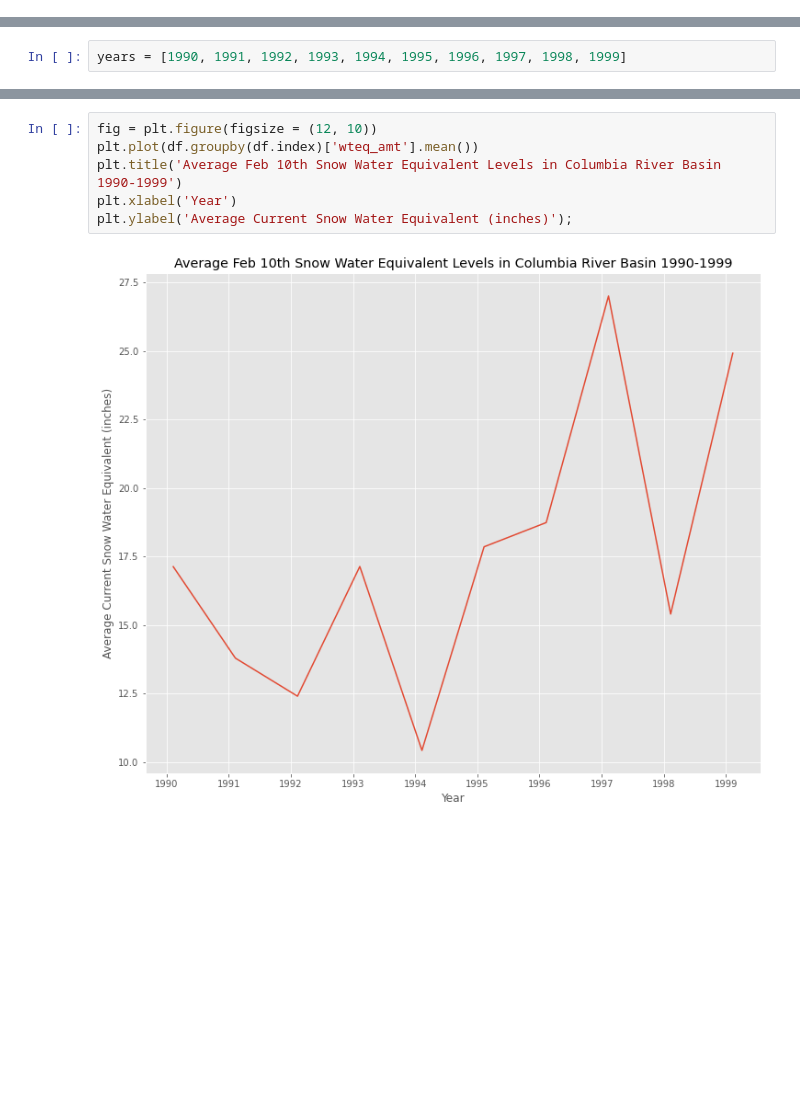
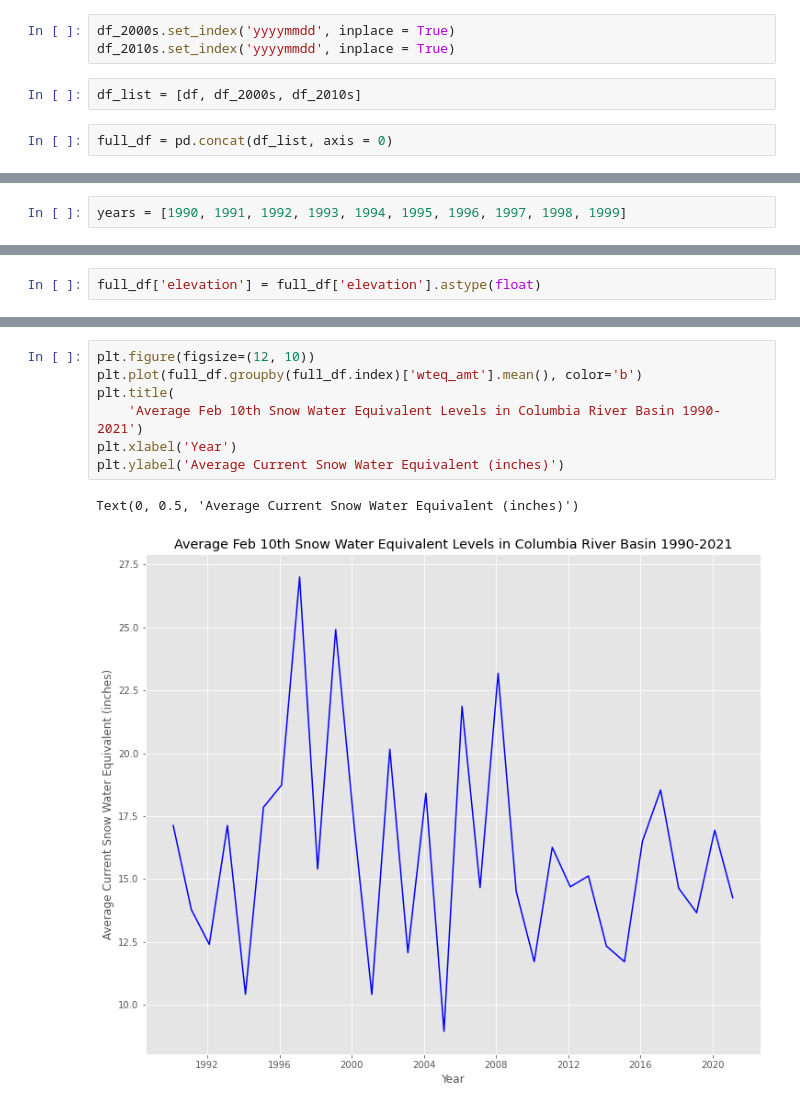
Before and after one commit to sehyeager/snotel_forecasting, a Jupyter notebook: grant.ipynb, the cells around one changed output, grey strips where cells are left out. Cells and saved outputs as stored; diff of their text form; blank space fills up the shorter version.

```diff
--- a/grant.ipynb
+++ b/grant.ipynb
@@ -418,0 +474,7 @@ dtype: int64
+# %%
+df_2000s.set_index('yyyymmdd', inplace = True)
+df_2010s.set_index('yyyymmdd', inplace = True)
+# %%
+df_list = [df, df_2000s, df_2010s]
+# %%
+full_df = pd.concat(df_list, axis = 0)
@@ -439,3 +538,5 @@ plt.style.use('ggplot');
 # %% [output]
 [figure]
+# %%
+full_df['elevation'] = full_df['elevation'].astype(float)
 # %%
@@ -490,9 +582,11 @@ plt.style.use('ggplot');
 # %%
-fig = plt.figure(figsize = (12, 10))
-plt.plot(df.groupby(df.index)['wteq_amt'].mean())
-plt.title('Average Feb 10th Snow Water Equivalent Levels in Columbia River Basin 1990-1999')
+plt.figure(figsize=(12, 10))
+plt.plot(full_df.groupby(full_df.index)['wteq_amt'].mean(), color='b')
+plt.title(
+    'Average Feb 10th Snow Water Equivalent Levels in Columbia River Basin 1990-2021')
 plt.xlabel('Year')
-plt.ylabel('Average Current Snow Water Equivalent (inches)');
+plt.ylabel('Average Current Snow Water Equivalent (inches)')
 # %% [output]
+Text(0, 0.5, 'Average Current Snow Water Equivalent (inches)')
-[figure, old version]
+[figure, new version]
 # %%
```
Also changed, not shown: parts of 50 cells of this notebook, 1 other file.
